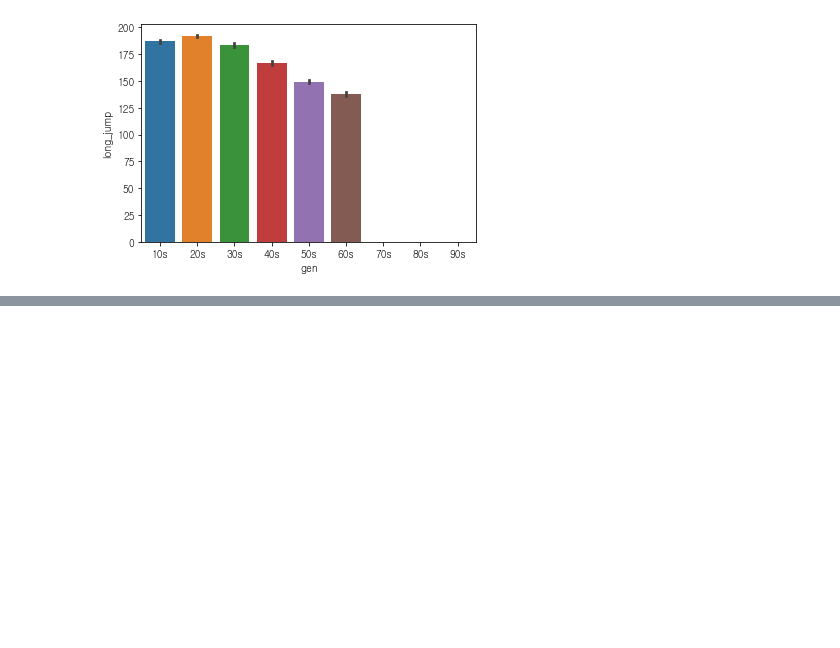
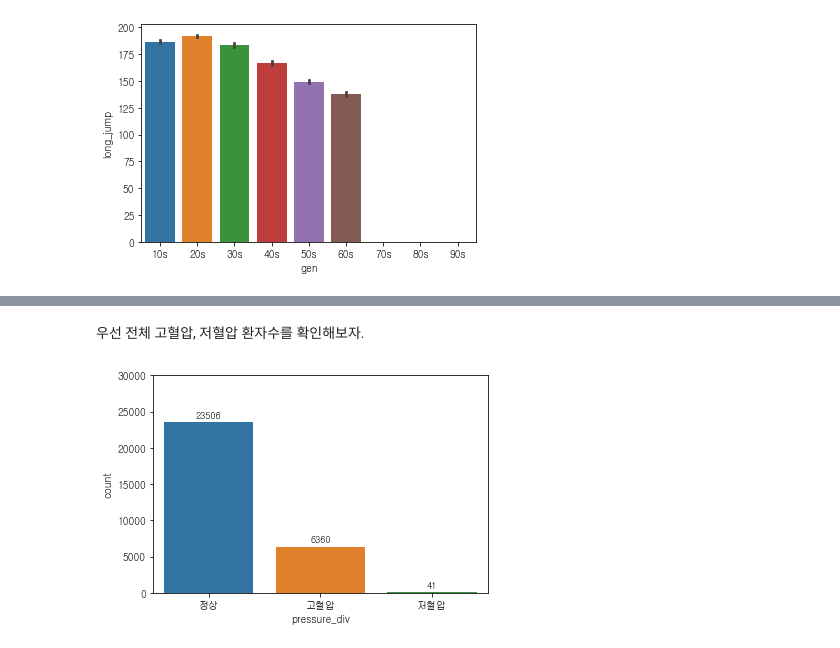
Before and after one commit to SeongwonTak/Data_projects, a Jupyter notebook: Physical_fitness_project/Physical_fitness_project.ipynb, the cells around one changed output, grey strips where cells are left out. Cells and saved outputs as stored; diff of their text form; code cells hidden in the pictures; blank space fills up the shorter version.

```diff
--- a/Physical_fitness_project/Physical_fitness_project.ipynb
+++ b/Physical_fitness_project/Physical_fitness_project.ipynb
@@ -770,0 +929,9 @@ sns.barplot(x = 'gen', y = 'long_jump', data = non_handi_data,
+# %%
+non_handi_data['pressure_div'] = ['a'] * len(non_handi_data)
+for i in range(len(non_handi_data)):
+    if non_handi_data.high_pressure[i] < 90:
+        non_handi_data.pressure_div[i] = '저혈압'
+    elif non_handi_data.high_pressure[i] >= 140 or non_handi_data.low_pressure[i] >= 90:
+        non_handi_data.pressure_div[i] = '고혈압'
+    else:
+        non_handi_data.pressure_div[i] = '정상'
@@ -770,0 +969,11 @@ sns.barplot(x = 'gen', y = 'long_jump', data = non_handi_data,
+# %% [markdown]
+우선 전체 고혈압, 저혈압 환자수를 확인해보자.
+# %%
+ax = sns.countplot(x = 'pressure_div', data = non_handi_data)
+for p in ax.patches:
+    height = p.get_height()
+    ax.text(p.get_x() + p.get_width() / 2., height + 600, height, ha = 'center', size = 9)
+ax.set_ylim(-5, 30000)
+plt.show()
+# %% [output]
+[figure, added]
```
Also changed, not shown: parts of 67 cells of this notebook.
